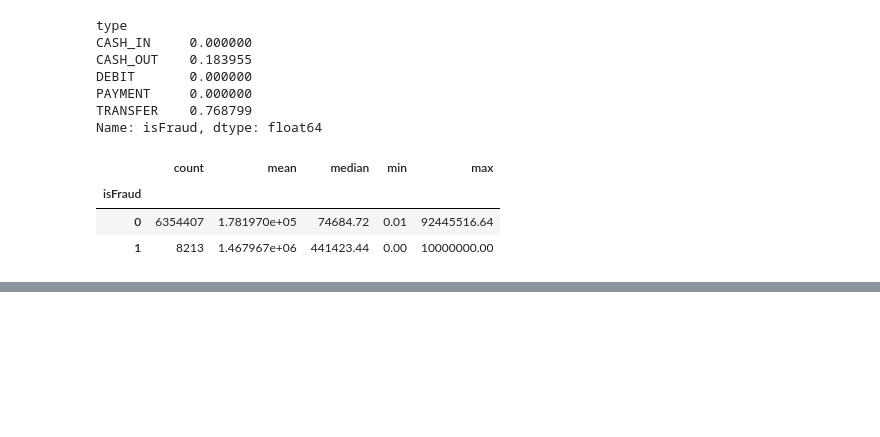
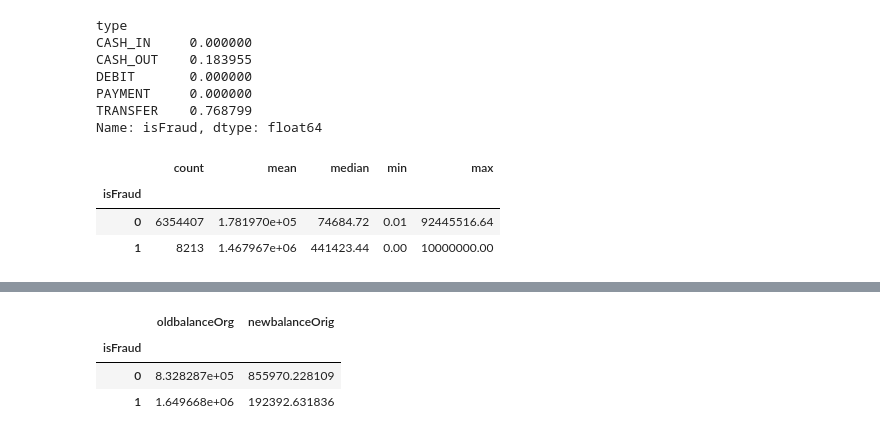
Before and after one commit to santhosh-n07/financial-transaction-risk-anomaly-intelligence, a Jupyter notebook: notebooks/01_data_exploration.ipynb, the cells around one changed output, grey strips where cells are left out. Saved outputs shown, nothing was run; the diff lists cells and outputs as text; code cells hidden in the pictures; blank space fills up the shorter version.

```diff
--- a/notebooks/01_data_exploration.ipynb
+++ b/notebooks/01_data_exploration.ipynb
@@ -158,0 +173,7 @@ financial_transaction_data.groupby('isFraud')["amount"].agg(["count", "mean", "m
+# %%
+financial_transaction_data.groupby("isFraud")[["oldbalanceOrg", "newbalanceOrig"]].mean()
+# %% [output]
+|  | oldbalanceOrg | newbalanceOrig |
+| isFraud |  |  |
+| 0 | 8.328287e+05 | 855970.228109 |
+| 1 | 1.649668e+06 | 192392.631836 |
```
Also changed, not shown: parts of 15 cells of this notebook.
